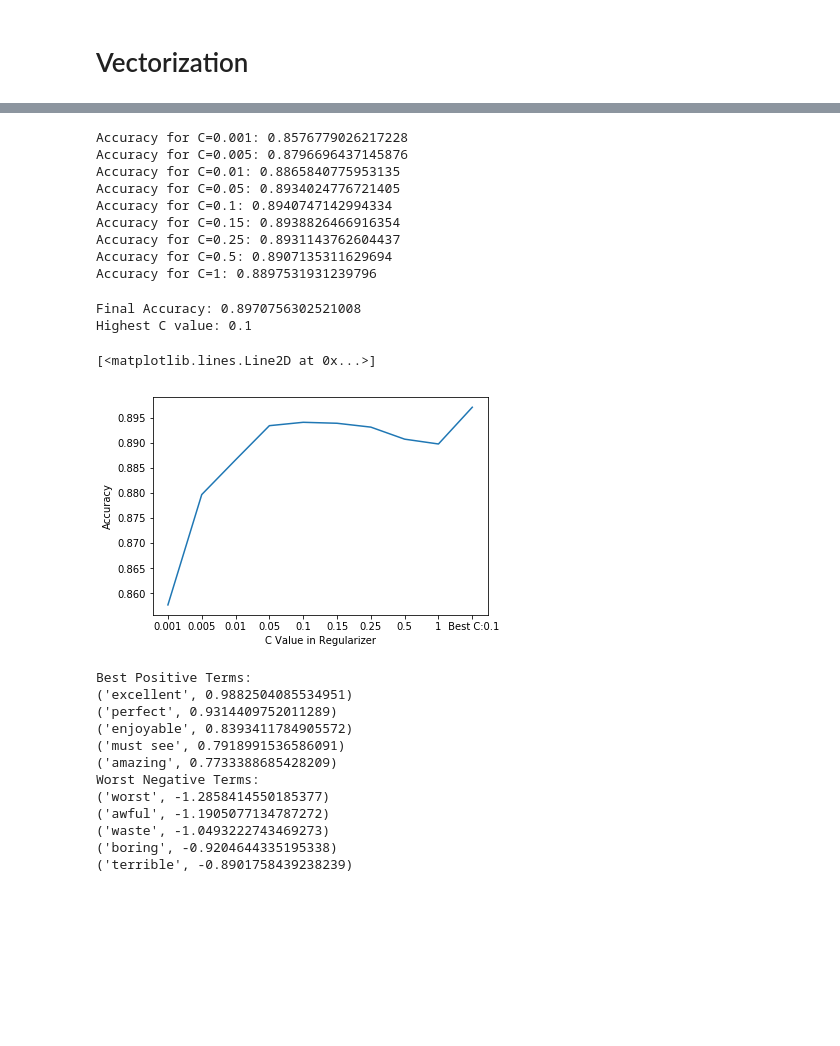
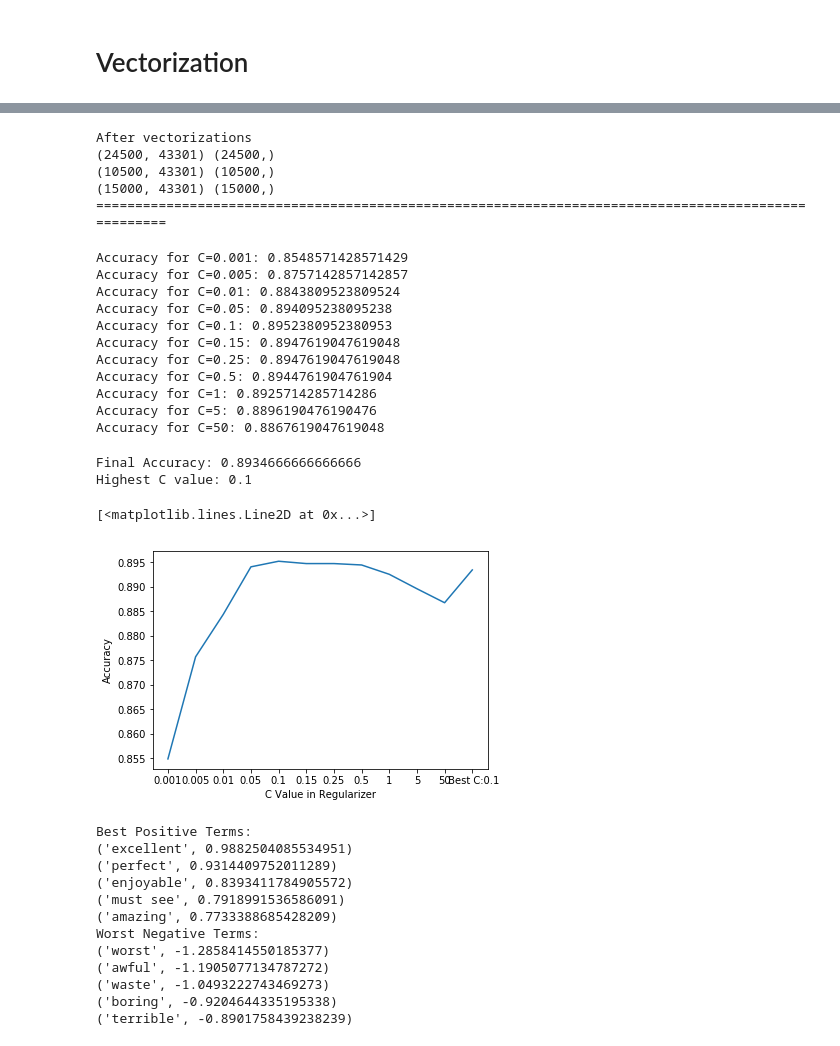
Before and after one commit to coolpriyanshu16/IMDB, a Jupyter notebook: IMDB Movie Sentiment Analysis.ipynb, the cells around one changed output, grey strips where cells are left out. Saved outputs shown, nothing was run; the diff lists cells and outputs as text; code cells hidden in the pictures; blank space fills up the shorter version.

```diff
--- a/IMDB Movie Sentiment Analysis.ipynb
+++ b/IMDB Movie Sentiment Analysis.ipynb
@@ -154,13 +131,13 @@ for sentance in tqdm(final['review'].values):
     sentance = ' '.join(e.lower() for e in sentance.split() if e.lower() not in stopwords)
     preprocessed_reviews.append(sentance.strip())
 # %%
-preprocessed_reviews[100]
-final['preprocessed_review']=preprocessed_reviews
+preprocessed_reviews[0]
+imdb['preprocessed_review']=preprocessed_reviews
 # %%
-final.drop(['review'], axis=1, inplace=True)
+imdb.drop(['review'], axis=1, inplace=True)
 # %%
-y = final['sentiment'].values
-X = final.drop(['sentiment'], axis=1)
+y = imdb['sentiment'].values
+X = imdb.drop(['sentiment'], axis=1)
 X.head(1)
 # %% [output]
 |  | preprocessed_review |
@@ -198,4 +175,27 @@ After vectorizations
 ====================================================================================================
+# %%
+# Apply TF-IDF vectorization on 'Preprocessed_Essay'
+
+from sklearn.feature_extraction.text import TfidfVectorizer
+vectorizer_review_tfidf = TfidfVectorizer(min_df=10,ngram_range=(1,4), binary=True)
+vectorizer_review_tfidf.fit(X_train['preprocessed_review'].values)
+
+# we use the fitted tfidfVectorizer to convert the text to vector
+X_train_review_tfidf = vectorizer_review_tfidf.transform(X_train['preprocessed_review'].values)
+X_cv_review_tfidf = vectorizer_review_tfidf.transform(X_cv['preprocessed_review'].values)
+X_test_review_tfidf = vectorizer_review_tfidf.transform(X_test['preprocessed_review'].values)
+
+print("After vectorizations")
+print(X_train_review_tfidf.shape, y_train.shape)
+print(X_cv_review_tfidf.shape, y_cv.shape)
+print(X_test_review_tfidf.shape, y_test.shape)
+print("="*100)
+# %% [output]
+After vectorizations
+(24500, 43301) (24500,)
+(10500, 43301) (10500,)
+(15000, 43301) (15000,)
+====================================================================================================
 # %%
 #Load Sklearn Logistic Regression
 from sklearn.linear_model import LogisticRegression
@@ -203,43 +203,45 @@ from sklearn.linear_model import LogisticRegression
 #Model Learning using Train Data and CV data Accuracy
 # %%
 accuracy = []
-regularization = [0.001,0.005,0.01, 0.05,0.1,0.15, 0.25, 0.5, 1]
+regularization = [0.001,0.005,0.01, 0.05,0.1,0.15, 0.25, 0.5, 1,5,50]
 for c in regularization:
-    lr = LogisticRegression(C=c)
+    lr = LogisticRegression(C=c,penalty='l2')
     lr.fit(X_train_review_bow, y_train)
     accuracy.append(accuracy_score(y_cv, lr.predict(X_cv_review_bow)))
     print("Accuracy for C=%s: %s"
           % (c, accuracy_score(y_cv, lr.predict(X_cv_review_bow))))
 # %% [output]
-Accuracy for C=0.001: 0.8576779026217228
-Accuracy for C=0.005: 0.8796696437145876
-Accuracy for C=0.01: 0.8865840775953135
-Accuracy for C=0.05: 0.8934024776721405
-Accuracy for C=0.1: 0.8940747142994334
-Accuracy for C=0.15: 0.8938826466916354
-Accuracy for C=0.25: 0.8931143762604437
-Accuracy for C=0.5: 0.8907135311629694
-Accuracy for C=1: 0.8897531931239796
+Accuracy for C=0.001: 0.8548571428571429
+Accuracy for C=0.005: 0.8757142857142857
+Accuracy for C=0.01: 0.8843809523809524
+Accuracy for C=0.05: 0.894095238095238
+Accuracy for C=0.1: 0.8952380952380953
+Accuracy for C=0.15: 0.8947619047619048
+Accuracy for C=0.25: 0.8947619047619048
+Accuracy for C=0.5: 0.8944761904761904
+Accuracy for C=1: 0.8925714285714286
+Accuracy for C=5: 0.8896190476190476
+Accuracy for C=50: 0.8867619047619048
 # %%
 #Finding best C value and applying it to final model
 # %%
 
 highestC = [regularization[i] for i in range(len(regularization)) if accuracy[i] == max(accuracy)][0]
-final_model = LogisticRegression(C = highestC)
+final_model = LogisticRegression(C = highestC,penalty='l2')
 final_model.fit(X_train_review_bow,y_train)
 y_pred = final_model.predict(X_test_review_bow)
 print("Final Accuracy: %s" % accuracy_score(y_test, y_pred))
 print("Highest C value:", str(highestC))
 accuracy.append(accuracy_score(y_test, final_model.predict(X_test_review_bow)))
 regularization.append(' Best C:' + str(highestC))
 plt.xlabel("C Value in Regularizer")
 plt.ylabel("Accuracy")
 plt.plot(regularization, accuracy)
 # %% [output]
-Final Accuracy: 0.8970756302521008
+Final Accuracy: 0.8934666666666666
 Highest C value: 0.1
 [<matplotlib.lines.Line2D at 0x...>]
-[figure, old version]
+[figure, new version]
 # %%
 # Printing best and worst review Words
 feature_to_coef = {
```
Also changed, not shown: parts of 20 cells of this notebook.
